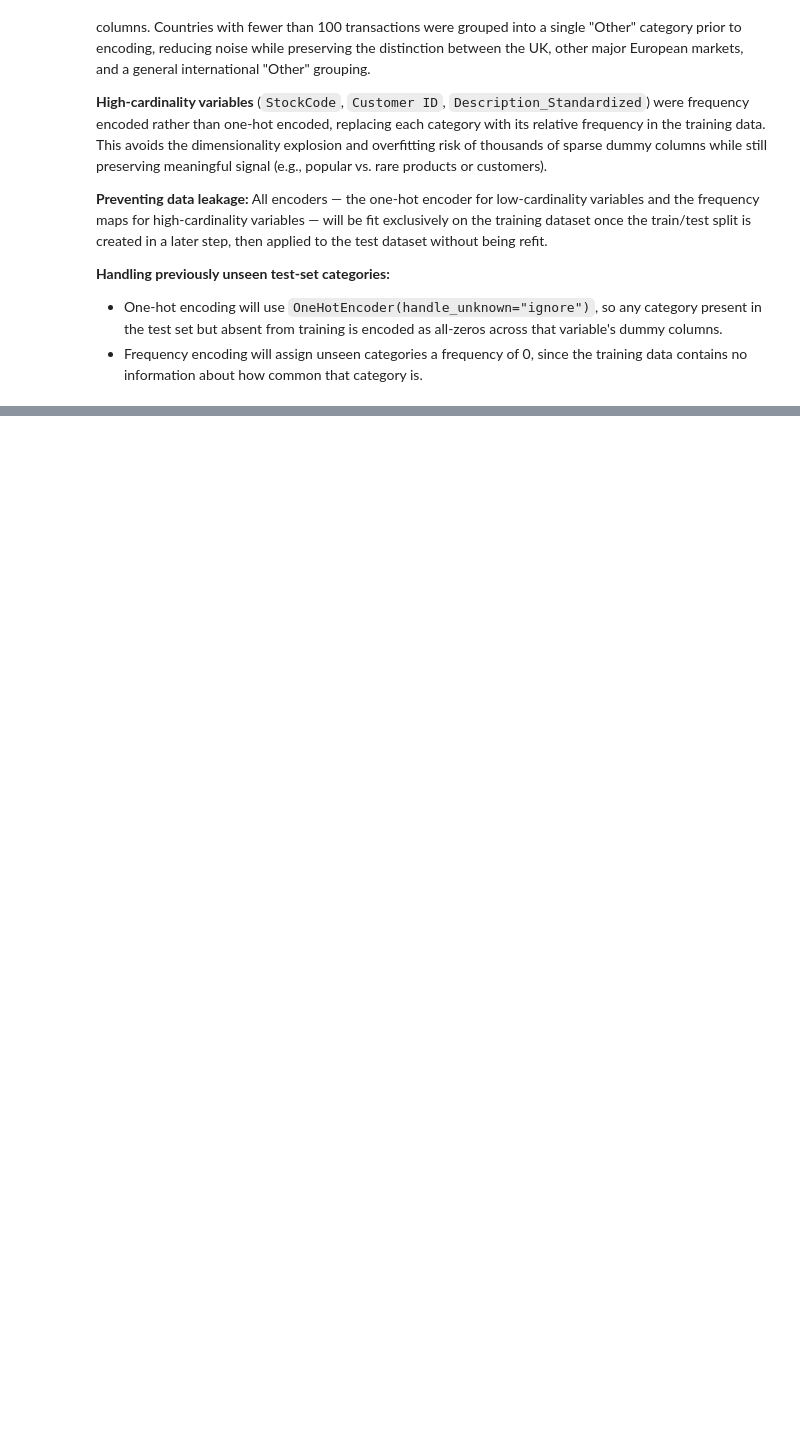
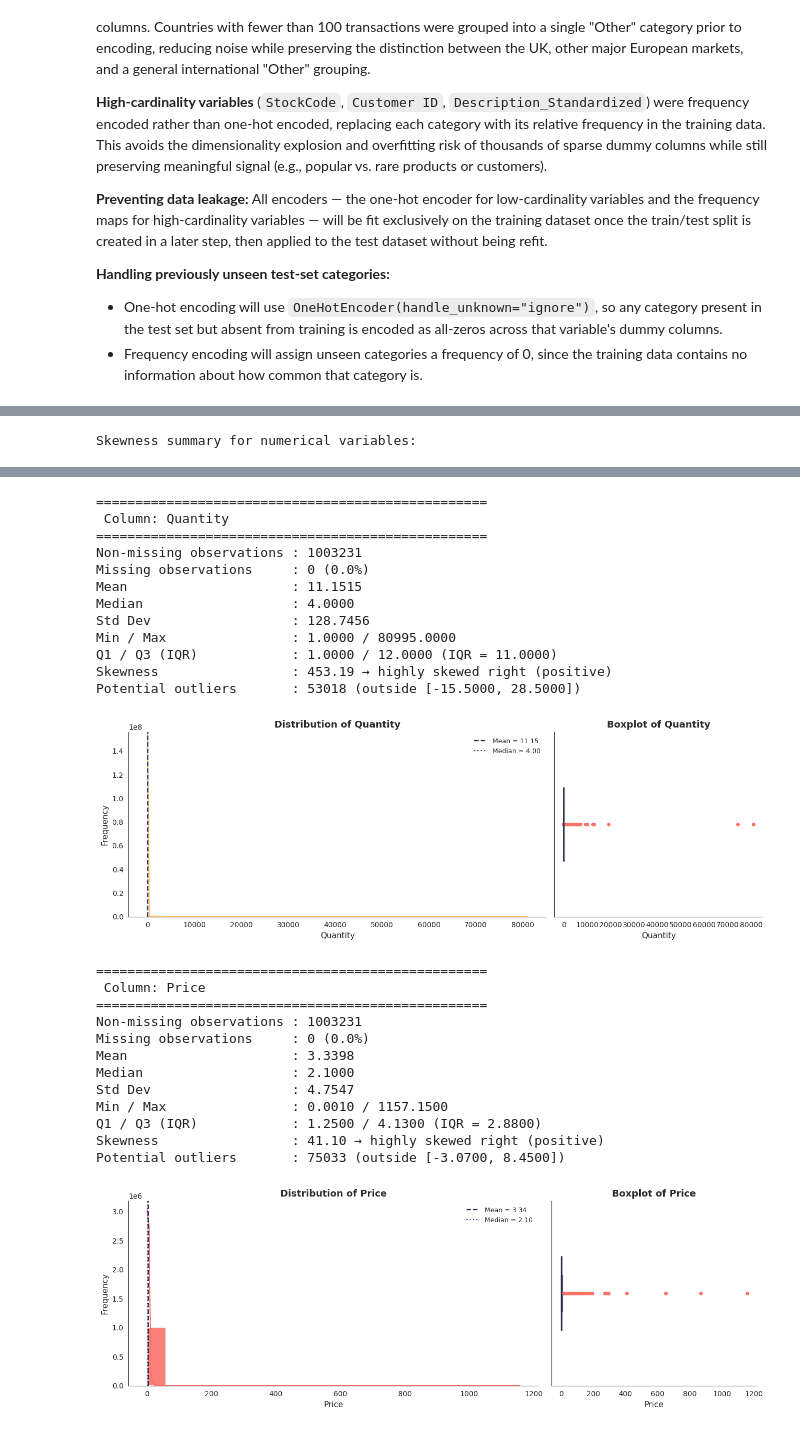
Before and after one commit to JoseAlberto88/Cleaning-Online-Retail-Data-and-Predicting-Purchase-Quantity, a Jupyter notebook: Cleaning_Data.ipynb, the cells around one changed output, grey strips where cells are left out. Drawn from its saved outputs; the diff is of its cells as text; code cells hidden in the pictures; blank space fills up the shorter version.

```diff
--- a/Cleaning_Data.ipynb
+++ b/Cleaning_Data.ipynb
@@ -2497,0 +2593,51 @@ dataset without being refit.
+# %%
+# ============================================================
+# Numerical Transformations — Examine Distributions & Skewness
+# (including engineered frequency-encoded variables)
+# ============================================================
+
+from scipy.stats import skew
+
+# ---- TEMPORARY frequency encoding, for EDA/skewness examination ONLY ----
+# NOTE: This is exploratory. The final frequency encoding used in modeling
+# will be re-fit using ONLY the training dataset once the train/test split
+# is created, to avoid data leakage. This preliminary version exists solely
+# to inspect the shape/skewness of these engineered variables before deciding
+# on a transformation strategy.
+for col, new_col in [
+    ("StockCode", "StockCode_Freq_EDA"),
+    ("Customer ID", "Customer_ID_Freq_EDA"),
+    ("Description_Standardized", "Description_Freq_EDA")
+]:
+    freq_map = df_model_ready[col].value_counts(normalize=True)
+    df_model_ready[new_col] = df_model_ready[col].map(freq_map)
+
+# ---- Identify all numerical variables to examine ----
+numeric_vars = ["Quantity", "Price", "StockCode_Freq_EDA", "Customer_ID_Freq_EDA", "Description_Freq_EDA"]
+
+skew_summary = []
+for col in numeric_vars:
+    valid_values = df_model_ready[col].dropna()
+    skew_val = skew(valid_values)
+    skew_summary.append({
+        "Variable": col,
+        "Min": valid_values.min(),
+        "Max": valid_values.max(),
+        "Mean": round(valid_values.mean(), 4),
+        "Median": round(valid_values.median(), 4),
+        "Skewness": round(skew_val, 2),
+        "All Positive": (valid_values > 0).all()
+    })
+
+skew_df = pd.DataFrame(skew_summary)
+print("Skewness summary for numerical variables:")
+display(skew_df)
+
+# ---- Visualize each variable's distribution ----
+for col in numeric_vars:
+    plot_numeric_distribution(df_model_ready, col)
+
+# ---- Clean up the temporary EDA-only columns ----
+df_model_ready = df_model_ready.drop(columns=["StockCode_Freq_EDA", "Customer_ID_Freq_EDA", "Description_Freq_EDA"])
+# %% [output]
+Skewness summary for numerical variables:
@@ -2497,0 +2650,26 @@ dataset without being refit.
+==================================================
+ Column: Quantity
+==================================================
+Non-missing observations : 1003231
+Missing observations     : 0 (0.0%)
+Mean                     : 11.1515
+Median                   : 4.0000
+Std Dev                  : 128.7456
+Min / Max                : 1.0000 / 80995.0000
+Q1 / Q3 (IQR)            : 1.0000 / 12.0000 (IQR = 11.0000)
+Skewness                 : 453.19 → highly skewed right (positive)
+Potential outliers       : 53018 (outside [-15.5000, 28.5000])
+[figure, added]
+==================================================
+ Column: Price
+==================================================
+Non-missing observations : 1003231
+Missing observations     : 0 (0.0%)
+Mean                     : 3.3398
+Median                   : 2.1000
+Std Dev                  : 4.7547
+Min / Max                : 0.0010 / 1157.1500
+Q1 / Q3 (IQR)            : 1.2500 / 4.1300 (IQR = 2.8800)
+Skewness                 : 41.10 → highly skewed right (positive)
+Potential outliers       : 75033 (outside [-3.0700, 8.4500])
+[figure, added]
```
Also changed, not shown: parts of 10 cells of this notebook.
